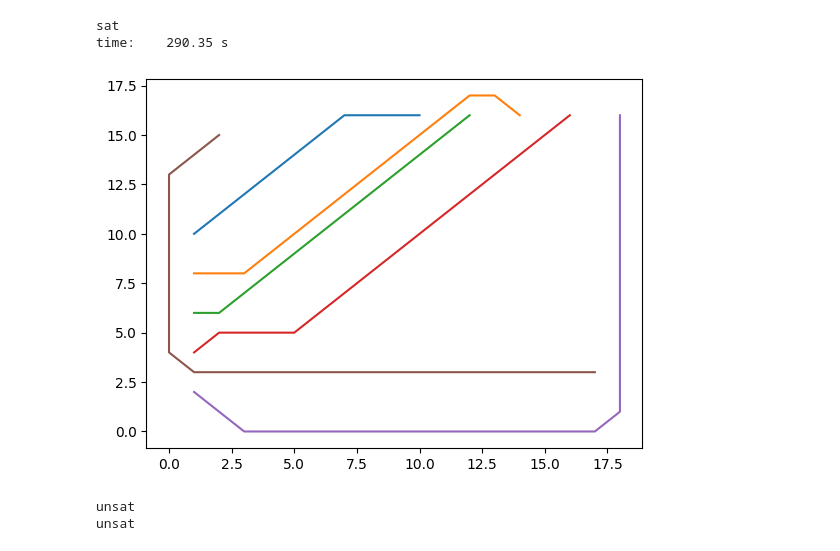
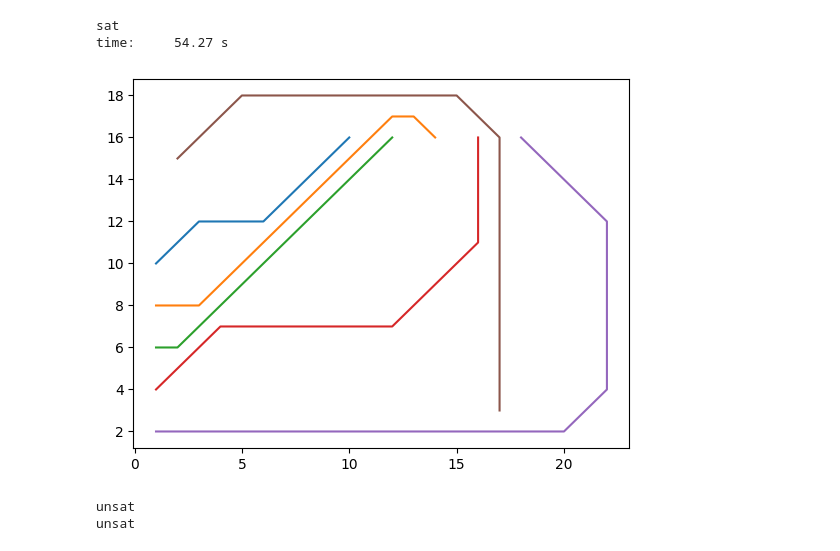
Before and after one commit to TheTesla/z3route, a Jupyter notebook: routehvd.ipynb, the cells around one changed output. Saved outputs shown, nothing was run; the diff lists cells and outputs as text; code cells hidden in the pictures.

```diff
--- a/routehvd.ipynb
+++ b/routehvd.ipynb
@@ -117,40 +117,57 @@ traces = [declare_trace("VCC", 5),
           declare_trace("MFP", 5),
           declare_trace("GND", 5),
           declare_trace("RST", 5),
+          #declare_trace("ENA", 5),
+          #declare_trace("ENB", 5),
          ]
 
 
 segment_constraints = create_all_segment_constraints(traces)
 bend_constraints = create_all_bend_constraints(traces)
 collision_constraints = create_all_collision_constraints(traces)
 
 endpoint_constraints = [constraint_trace_endpoints(traces[0], [1, 10], [10, 16]),
                         constraint_trace_endpoints(traces[1], [1, 8], [14, 16]),
                         constraint_trace_endpoints(traces[2], [1, 6], [12, 16]),
                         constraint_trace_endpoints(traces[3], [1, 4], [16, 16]),
                         constraint_trace_endpoints(traces[4], [1, 2], [18, 16]),
                         constraint_trace_endpoints(traces[5], [2, 15], [17, 3]),
                        ]
 
+#endpoint_constraints = [constraint_trace_endpoints(traces[0], [1, 12], [10, 16]),
+#                        constraint_trace_endpoints(traces[1], [1, 10], [12, 16]),
+#                        constraint_trace_endpoints(traces[2], [1, 8], [14, 16]),
+#                        constraint_trace_endpoints(traces[3], [1, 6], [16, 16]),
+#                        constraint_trace_endpoints(traces[4], [1, 4], [18, 16]),
+#                        constraint_trace_endpoints(traces[5], [1, 2], [20, 16]),
+#                        constraint_trace_endpoints(traces[6], [1, 14], [8, 16]),
+#                        constraint_trace_endpoints(traces[7], [1, 16], [6, 16]),
+#                       ]
+
+
+
 coord_limit_constraints = constraint_coord_limit(traces, 0, 0, 22, 25)
 
-s = z3.Solver()
+t = z3.Then('simplify', 'propagate-values', 'solve-eqs', 'bit-blast', 'sat')
+s = t.solver()
+#s = z3.Solver()
+
 s.add(*bend_constraints,*segment_constraints,*endpoint_constraints, *collision_constraints, coord_limit_constraints)
 
 t0 = time.perf_counter()
 print(s.check())
 print(f"time: {time.perf_counter()-t0:9.2f} s")
 
 m = s.model()
 #print(m)
 
 traces_plot = [z3extract(m, [segment[d] for segment in trace]) for trace in traces for d in [0,1]]
 plt.plot(*traces_plot)
 plt.show()
 # %% [output]
 sat
-time:    290.35 s
+time:     54.27 s
-[figure, old version]
+[figure, new version]
 # %%
 # tests
 
```
